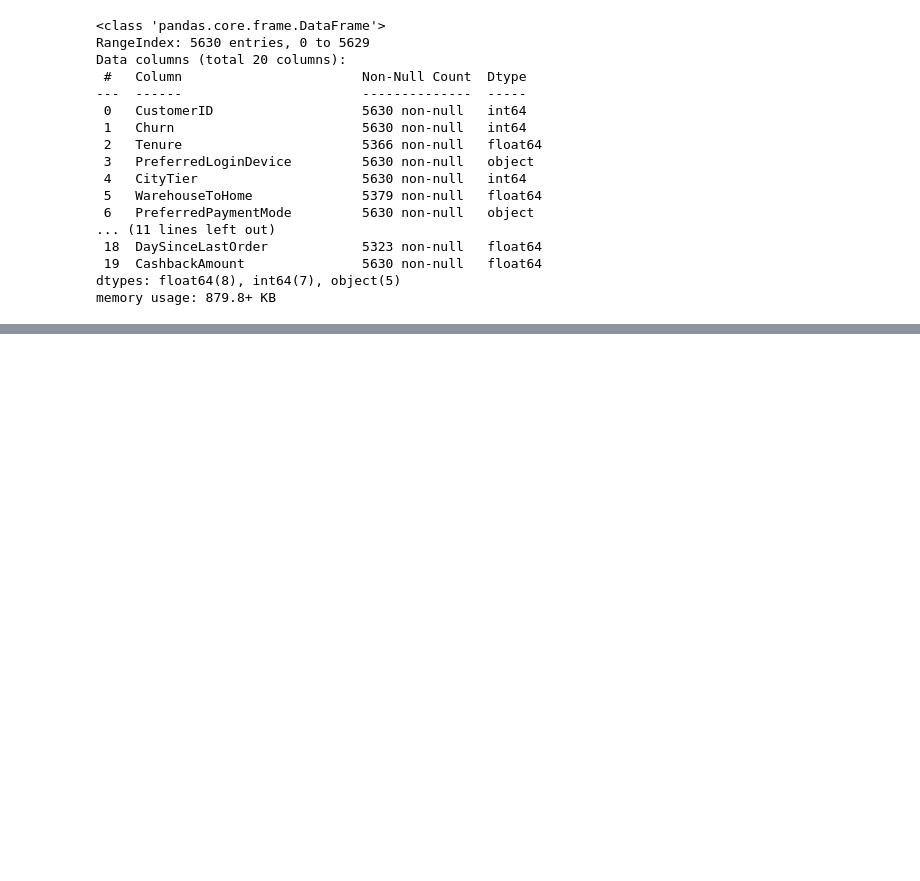
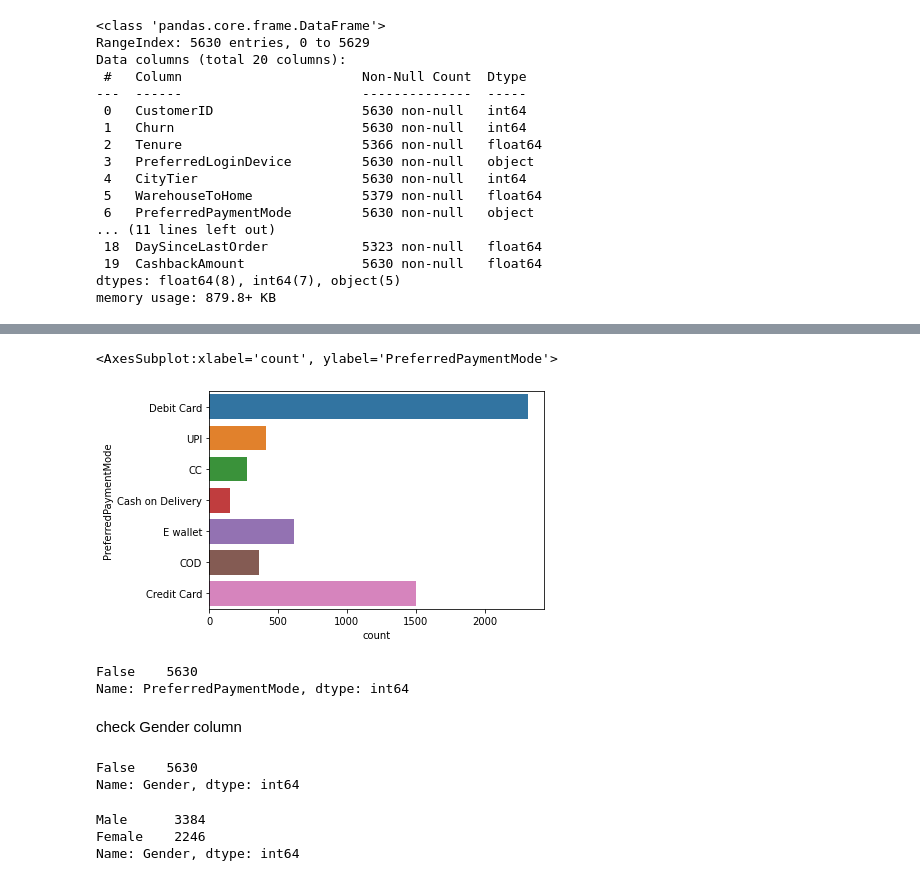
Before and after one commit to tariqzia5/ML_Credit-Card-Customers-Churn-Prediction, a Jupyter notebook: Ecom_Project.ipynb, the cells around one changed output, grey strips where cells are left out. Drawn from its saved outputs; the diff is of its cells as text; code cells hidden in the pictures; blank space fills up the shorter version.

```diff
--- a/Ecom_Project.ipynb
+++ b/Ecom_Project.ipynb
@@ -194,0 +233,23 @@ memory usage: 879.8+ KB
+# %%
+sns.countplot(y="PreferredPaymentMode",  data=Ecom_data)
+# %% [output]
+<AxesSubplot:xlabel='count', ylabel='PreferredPaymentMode'>
+[figure, added]
+# %%
+Ecom_data['PreferredPaymentMode'].isnull().value_counts()
+# %% [output]
+False    5630
+Name: PreferredPaymentMode, dtype: int64
+# %% [markdown]
+check Gender column
+# %%
+Ecom_data['Gender'].isnull().value_counts()
+# %% [output]
+False    5630
+Name: Gender, dtype: int64
+# %%
+print(Ecom_data['Gender'].value_counts())
+# %% [output]
+Male      3384
+Female    2246
+Name: Gender, dtype: int64
```
Also changed, not shown: parts of 43 cells of this notebook.
